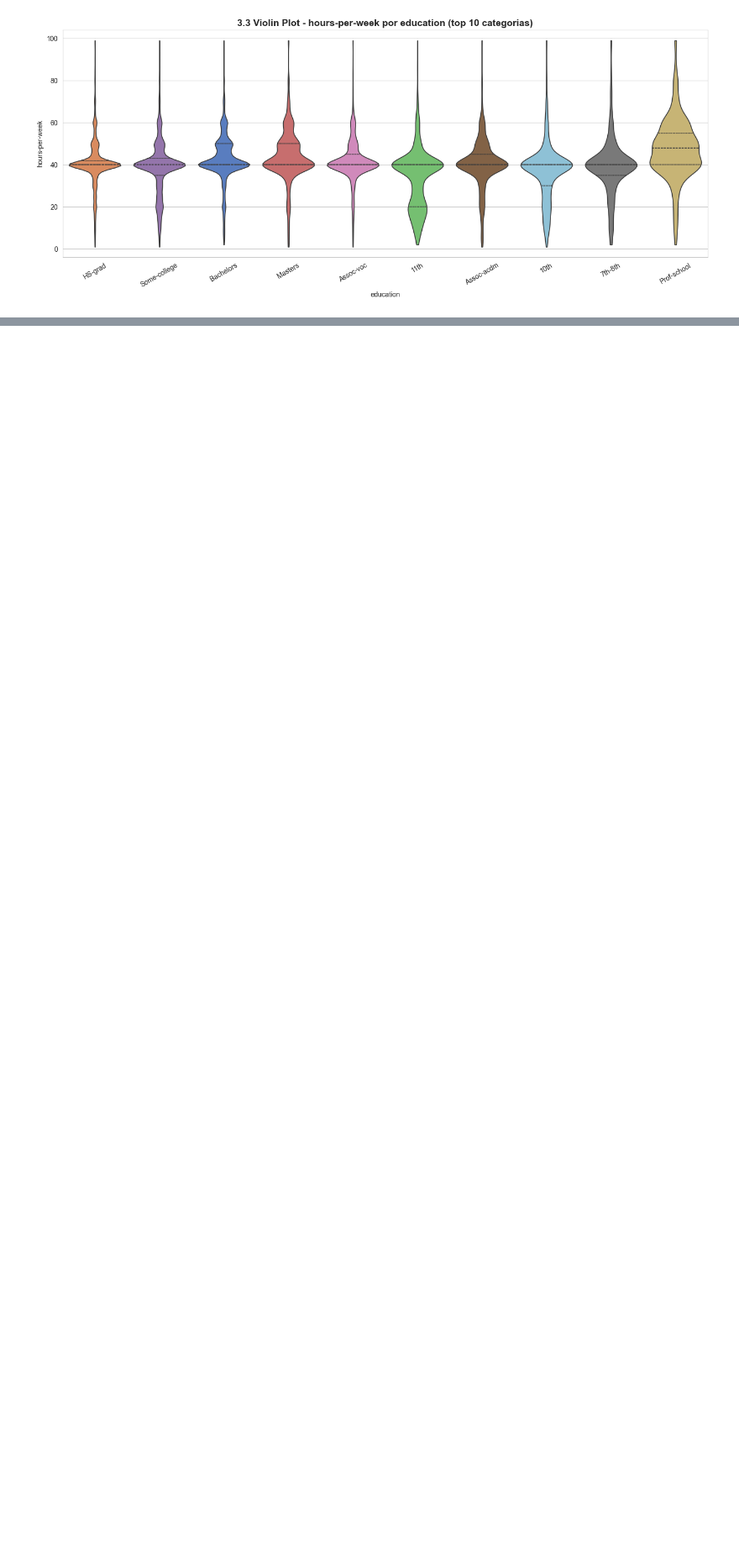
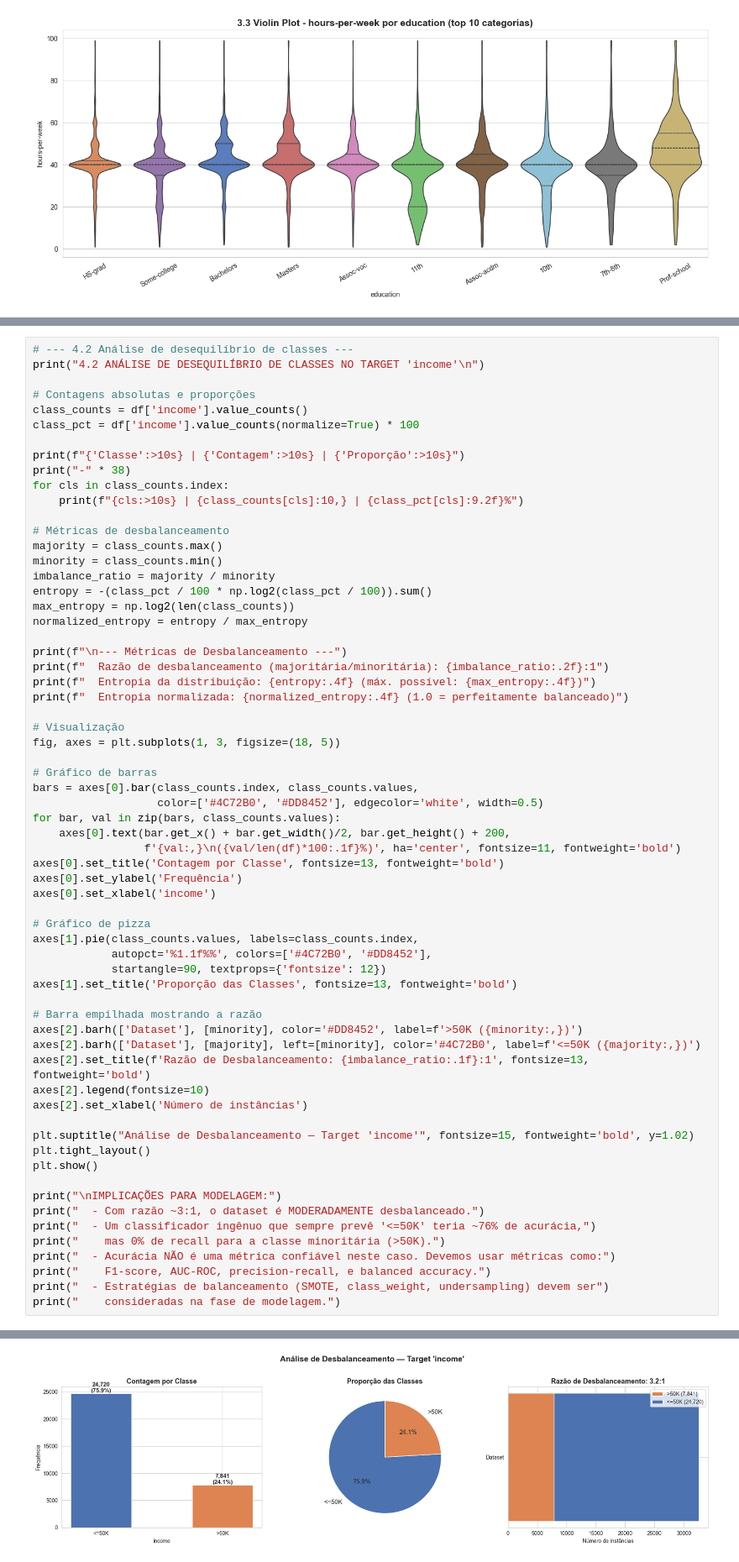
Before and after one commit to NicolasVolf/aps1-machinelearning, a Jupyter notebook: aps1.ipynb, the cells around one changed output, grey strips where cells are left out. Shown at 84% size. Drawn from its saved outputs; the diff is of its cells as text; blank space fills up the shorter version.

```diff
--- a/aps1.ipynb
+++ b/aps1.ipynb
@@ -711,0 +964,65 @@ plt.show()
+# %%
+# --- 4.2 Análise de desequilíbrio de classes ---
+print("4.2 ANÁLISE DE DESEQUILÍBRIO DE CLASSES NO TARGET 'income'\n")
+
+# Contagens absolutas e proporções
+class_counts = df['income'].value_counts()
+class_pct = df['income'].value_counts(normalize=True) * 100
+
+print(f"{'Classe':>10s} | {'Contagem':>10s} | {'Proporção':>10s}")
+print("-" * 38)
+for cls in class_counts.index:
+    print(f"{cls:>10s} | {class_counts[cls]:10,} | {class_pct[cls]:9.2f}%")
+
+# Métricas de desbalanceamento
+majority = class_counts.max()
+minority = class_counts.min()
+imbalance_ratio = majority / minority
+entropy = -(class_pct / 100 * np.log2(class_pct / 100)).sum()
+max_entropy = np.log2(len(class_counts))
+normalized_entropy = entropy / max_entropy
+
+print(f"\n--- Métricas de Desbalanceamento ---")
+print(f"  Razão de desbalanceamento (majoritária/minoritária): {imbalance_ratio:.2f}:1")
+print(f"  Entropia da distribuição: {entropy:.4f} (máx. possível: {max_entropy:.4f})")
+print(f"  Entropia normalizada: {normalized_entropy:.4f} (1.0 = perfeitamente balanceado)")
+
+# Visualização
+fig, axes = plt.subplots(1, 3, figsize=(18, 5))
+
+# Gráfico de barras
+bars = axes[0].bar(class_counts.index, class_counts.values,
+                   color=['#4C72B0', '#DD8452'], edgecolor='white', width=0.5)
+for bar, val in zip(bars, class_counts.values):
+    axes[0].text(bar.get_x() + bar.get_width()/2, bar.get_height() + 200,
+                 f'{val:,}\n({val/len(df)*100:.1f}%)', ha='center', fontsize=11, fontweight='bold')
+axes[0].set_title('Contagem por Classe', fontsize=13, fontweight='bold')
+axes[0].set_ylabel('Frequência')
+axes[0].set_xlabel('income')
+
+# Gráfico de pizza
+axes[1].pie(class_counts.values, labels=class_counts.index,
+            autopct='%1.1f%%', colors=['#4C72B0', '#DD8452'],
+            startangle=90, textprops={'fontsize': 12})
+axes[1].set_title('Proporção das Classes', fontsize=13, fontweight='bold')
+
+# Barra empilhada mostrando a razão
+axes[2].barh(['Dataset'], [minority], color='#DD8452', label=f'>50K ({minority:,})')
+axes[2].barh(['Dataset'], [majority], left=[minority], color='#4C72B0', label=f'<=50K ({majority:,})')
+axes[2].set_title(f'Razão de Desbalanceamento: {imbalance_ratio:.1f}:1', fontsize=13, fontweight='bold')
+axes[2].legend(fontsize=10)
+axes[2].set_xlabel('Número de instâncias')
+
+plt.suptitle("Análise de Desbalanceamento — Target 'income'", fontsize=15, fontweight='bold', y=1.02)
+plt.tight_layout()
+plt.show()
+
+print("\nIMPLICAÇÕES PARA MODELAGEM:")
+print("  - Com razão ~3:1, o dataset é MODERADAMENTE desbalanceado.")
+print("  - Um classificador ingênuo que sempre prevê '<=50K' teria ~76% de acurácia,")
+print("    mas 0% de recall para a classe minoritária (>50K).")
+print("  - Acurácia NÃO é uma métrica confiável neste caso. Devemos usar métricas como:")
+print("    F1-score, AUC-ROC, precision-recall, e balanced accuracy.")
+print("  - Estratégias de balanceamento (SMOTE, class_weight, undersampling) devem ser")
+print("    consideradas na fase de modelagem.")
+# %% [output]
@@ -711,0 +1040 @@ plt.show()
+[figure, added]
```
Also changed, not shown: parts of 27 cells of this notebook.
